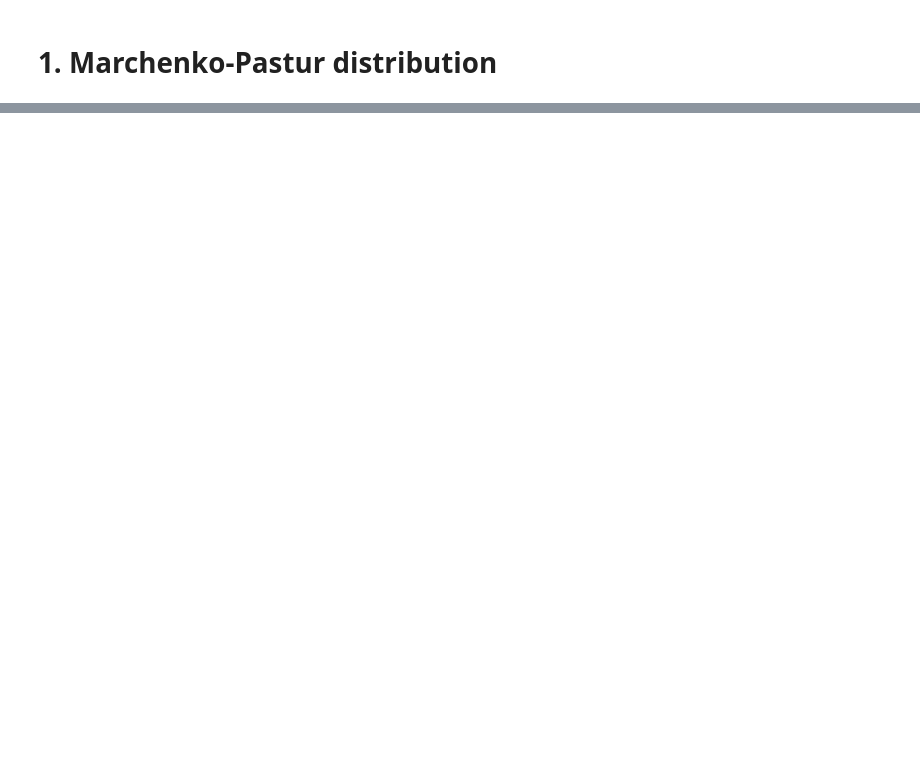
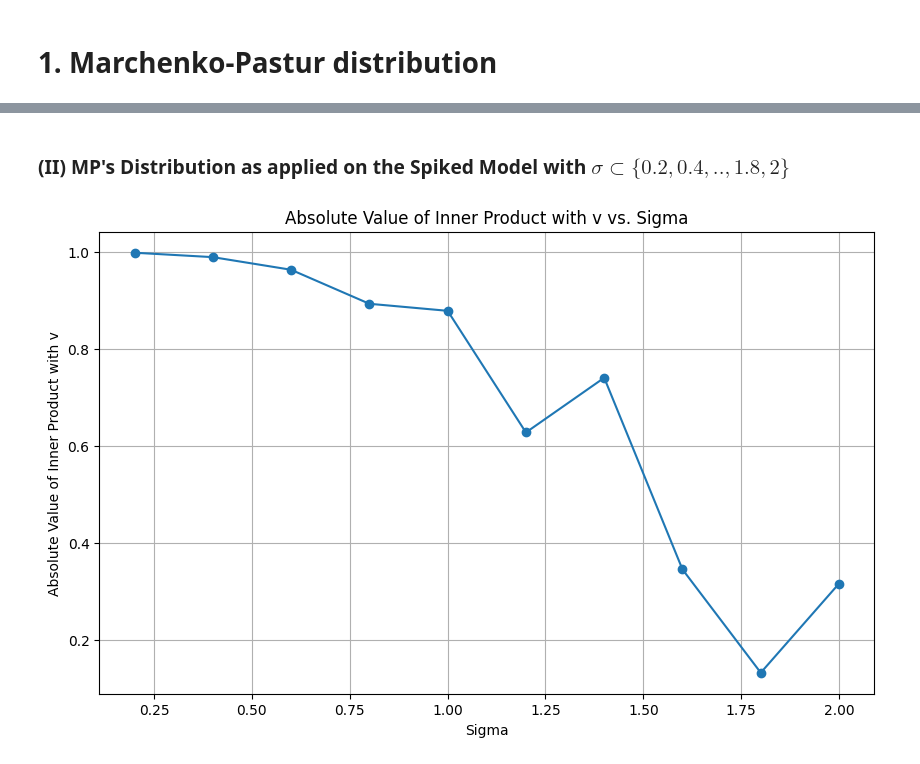
Before and after one commit to AvivGelfand/Geometry-of-Information-Course, a Jupyter notebook: Ex2_GOI.ipynb, the cells around one changed output, grey strips where cells are left out. Drawn from its saved outputs; the diff is of its cells as text; code cells hidden in the pictures; blank space fills up the shorter version.

```diff
--- a/Ex2_GOI.ipynb
+++ b/Ex2_GOI.ipynb
@@ -98,0 +200,79 @@ plt.show()
+# %% [markdown]
+### (II) MP's Distribution as applied on the Spiked Model with $\sigma \subset \{0.2,0.4,..,1.8,2\} $
+# %%
+import numpy as np
+import matplotlib.pyplot as plt
+
+# Fixed vector v with norm 1
+v = np.random.randn(p)
+v /= np.linalg.norm(v)
+
+def generate_spiked_covariance_vectors(n, p, sigma, v):
+    """
+    Generate n random vectors of dimension p according to the spiked covariance model.
+
+    Parameters:
+    n (int): Number of vectors to generate.
+    p (int): Dimension of each vector.
+    sigma (float): Scaling factor for the Gaussian noise.
+    v (np.ndarray): Fixed vector with norm 1 used in the spiked model.
+
+    Returns:
+    np.ndarray: An array of shape (n, p) containing the generated vectors.
+    """
+    vectors = np.zeros((n, p))
+
+    for i in range(n):
+        a_i = np.random.randn()
+        xi = np.random.randn(p)
+        vectors[i] = a_i * v + sigma * xi
+
+    return vectors
+
+def compute_leading_eigenvector_inner_product(n, p, sigma, v):
+    """
+    Generate random vectors according to the spiked covariance model, compute the covariance matrix R,
+    find its leading eigenvector, and compute the absolute value of its inner product with v.
+
+    Parameters:
+    n (int): Number of vectors.
+    p (int): Dimension of vectors.
+    sigma (float): Standard deviation used in the spiked covariance model.
+    v (np.ndarray): Fixed vector with norm 1.
+
+    Returns:
+    float: The absolute value of the inner product between v and the leading eigenvector of R.
+    """
+    # Generate random vectors according to the spiked covariance model
+    vectors = generate_spiked_covariance_vectors(n, p, sigma, v)
+
+    # Compute the covariance matrix R
+    R = np.cov(vectors.T)
+
+    # Compute the eigenvalues and eigenvectors of R
+    eigenvalues, eigenvectors = np.linalg.eigh(R)
+
+    # Extract the leading eigenvector
+    leading_eigenvector = eigenvectors[:, -1]
+
+    # Compute the absolute value of the inner product with v
+    return np.abs(np.inner(leading_eigenvector, v))
+
+# Parameters
+n = 300
+p = 50
+s_values = np.arange(0.2, 2.2, 0.2)  # Sigma values from 0.2 to 2.0
+
+# Compute the inner products for each sigma
+inner_products = [compute_leading_eigenvector_inner_product(n, p, s, v) for s in s_values]
+
+# Plotting the results
+plt.figure(figsize=(10, 6))
+plt.plot(s_values, inner_products, marker='o')
+plt.title('Absolute Value of Inner Product with v vs. Sigma')
+plt.xlabel('Sigma')
+plt.ylabel('Absolute Value of Inner Product with v')
+plt.grid(True)
+plt.show()
+# %% [output]
+[figure, added]
```
Also changed, not shown: parts of 17 cells of this notebook, 1 other file.
